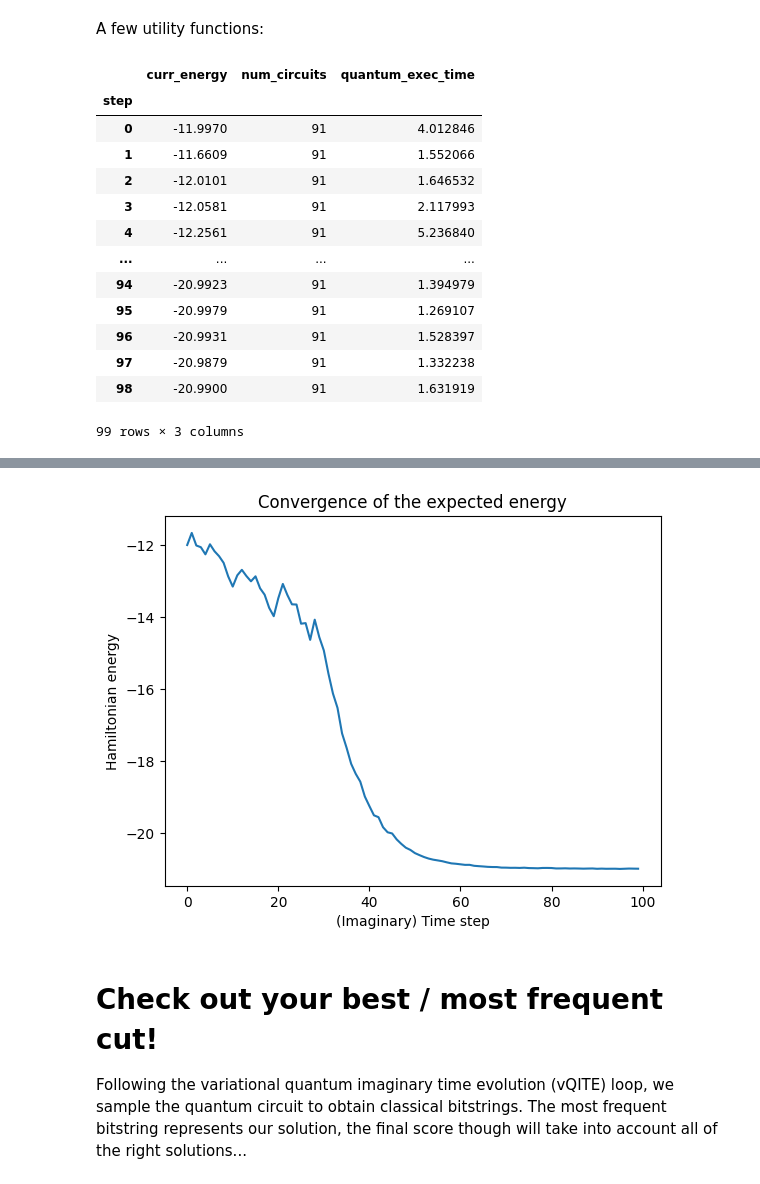
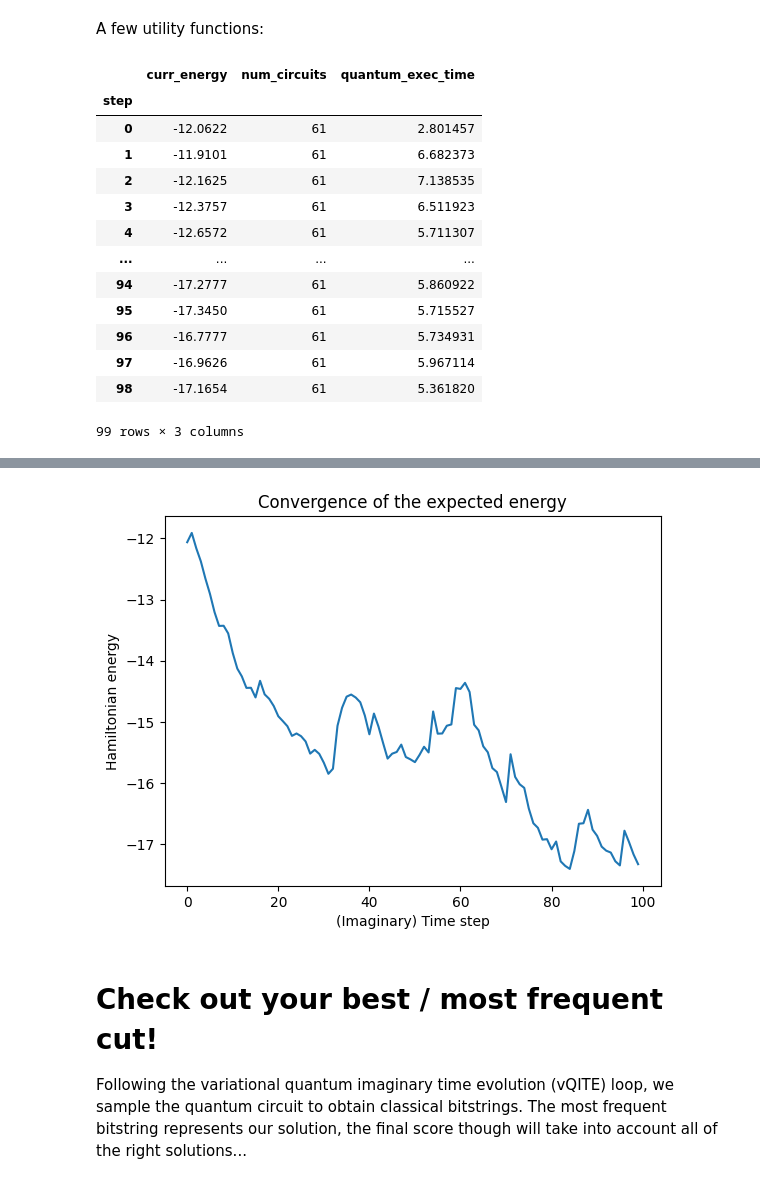
Before and after one commit to king-p3nguin/IonQ-VQI-FLIQ-2025, a Jupyter notebook: IonQ VQI FLIQ 2025.ipynb, the cells around one changed output, grey strips where cells are left out. Drawn from its saved outputs; the diff is of its cells as text; code cells hidden in the pictures.

Commit message:
graph 6 score: 0.2344

```diff
--- a/IonQ VQI FLIQ 2025.ipynb
+++ b/IonQ VQI FLIQ 2025.ipynb
@@ -205,7 +205,7 @@ graph8 = defective_grid_4x4()
 # %% [markdown]
 # Input graph
 # %%
-graph = graph5
+graph = graph6
 print(graph)
 # %% [output]
 Graph with 16 nodes and 24 edges
@@ -308,7 +308,8 @@ def build_ansatz(graph: nx.Graph) -> QuantumCircuit:
     # find a random root
     rng = np.random.default_rng(seed=1)
     # num_rounds = 1 # >0.9 score for graph 1, 2, 3, 4, and 8
-    num_rounds = 3 # graph 5
+    # num_rounds = 3 # graph 5
+    num_rounds = 2 # graph 6
     for round in range(num_rounds):
         random_root = rng.choice(list(graph.nodes))
         # do bfs search to find a spanning tree
@@ -769,22 +770,23 @@ def interpret_solution(graph, bitstring):
 # Set up your QITEvolver and evolve!
 qit_evolver = QITEvolver(ham, ansatz)
 # qit_evolver.evolve(num_steps=100, lr=0.1, verbose=True) # graph 1, 2, 3, 4, and 8
-qit_evolver.evolve(num_steps=100, lr=0.2, verbose=True) # graph 5
+# qit_evolver.evolve(num_steps=100, lr=0.2, verbose=True) # graph 5
+qit_evolver.evolve(num_steps=100, lr=0.1, verbose=True) # graph 6
 
 # Visualize your results!
 qit_evolver.plot_convergence()
 # %% [output]
 |  | curr_energy | num_circuits | quantum_exec_time |
 | step |  |  |  |
-| 0 | -11.9970 | 91 | 4.012846 |
-| 1 | -11.6609 | 91 | 1.552066 |
-| 2 | -12.0101 | 91 | 1.646532 |
-| 3 | -12.0581 | 91 | 2.117993 |
-| 4 | -12.2561 | 91 | 5.236840 |
+| 0 | -12.0622 | 61 | 2.801457 |
+| 1 | -11.9101 | 61 | 6.682373 |
+| 2 | -12.1625 | 61 | 7.138535 |
+| 3 | -12.3757 | 61 | 6.511923 |
+| 4 | -12.6572 | 61 | 5.711307 |
 | ... | ... | ... | ... |
-| 94 | -20.9923 | 91 | 1.394979 |
-| 95 | -20.9979 | 91 | 1.269107 |
-| 96 | -20.9931 | 91 | 1.528397 |
-| 97 | -20.9879 | 91 | 1.332238 |
-| 98 | -20.9900 | 91 | 1.631919 |
+| 94 | -17.2777 | 61 | 5.860922 |
+| 95 | -17.3450 | 61 | 5.715527 |
+| 96 | -16.7777 | 61 | 5.734931 |
+| 97 | -16.9626 | 61 | 5.967114 |
+| 98 | -17.1654 | 61 | 5.361820 |
 99 rows × 3 columns
@@ -793,4 +795,4 @@ Wall time: 3min 51s
-[figure, old version]
+[figure, new version]
 # %% [markdown]
 # Check out your best / most frequent cut!
 Following the variational quantum imaginary time evolution (vQITE) loop, we sample the quantum circuit to obtain classical bitstrings.  The most frequent bitstring represents our solution, the final score though will take into account all of the right solutions...
```
Also changed, not shown: parts of 14 cells of this notebook.
